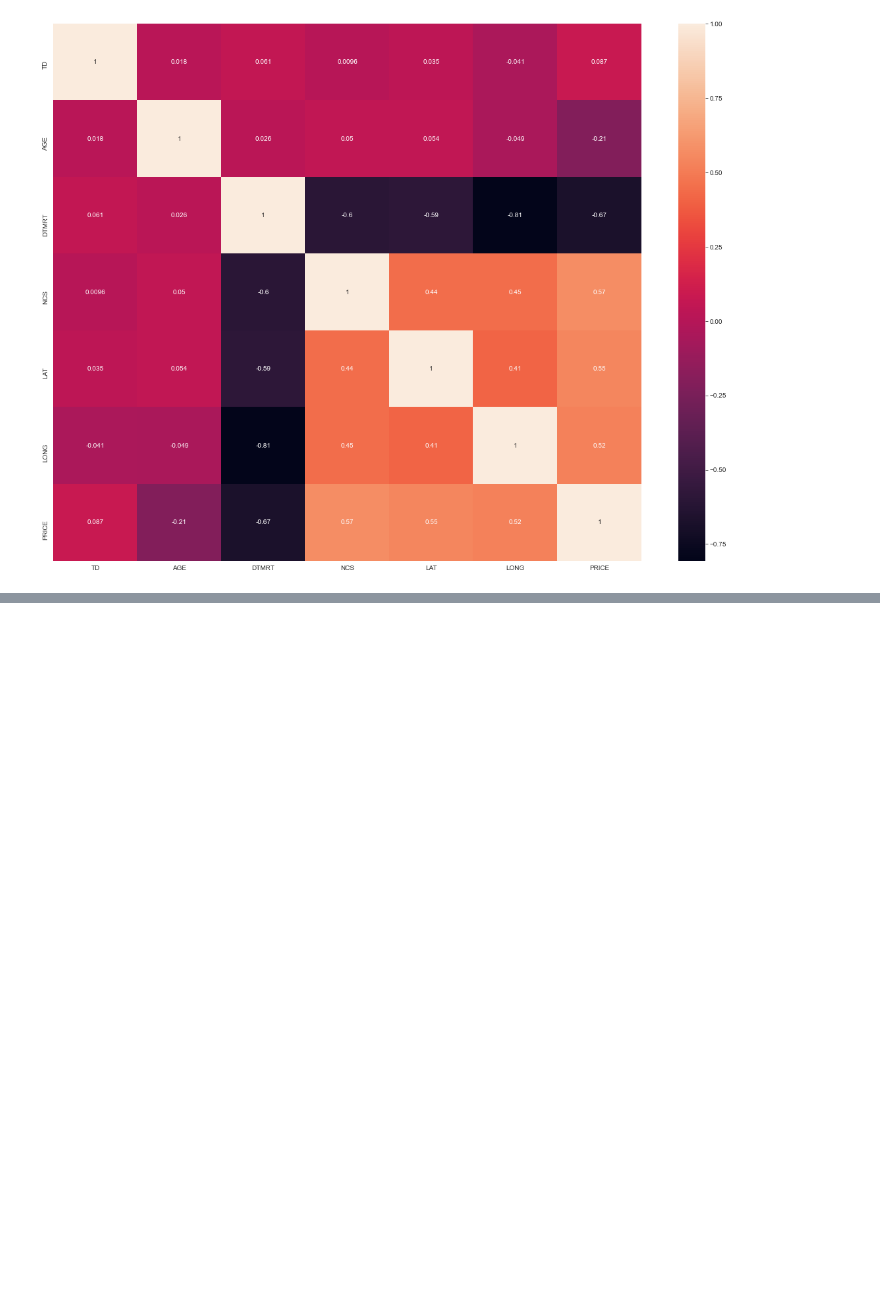
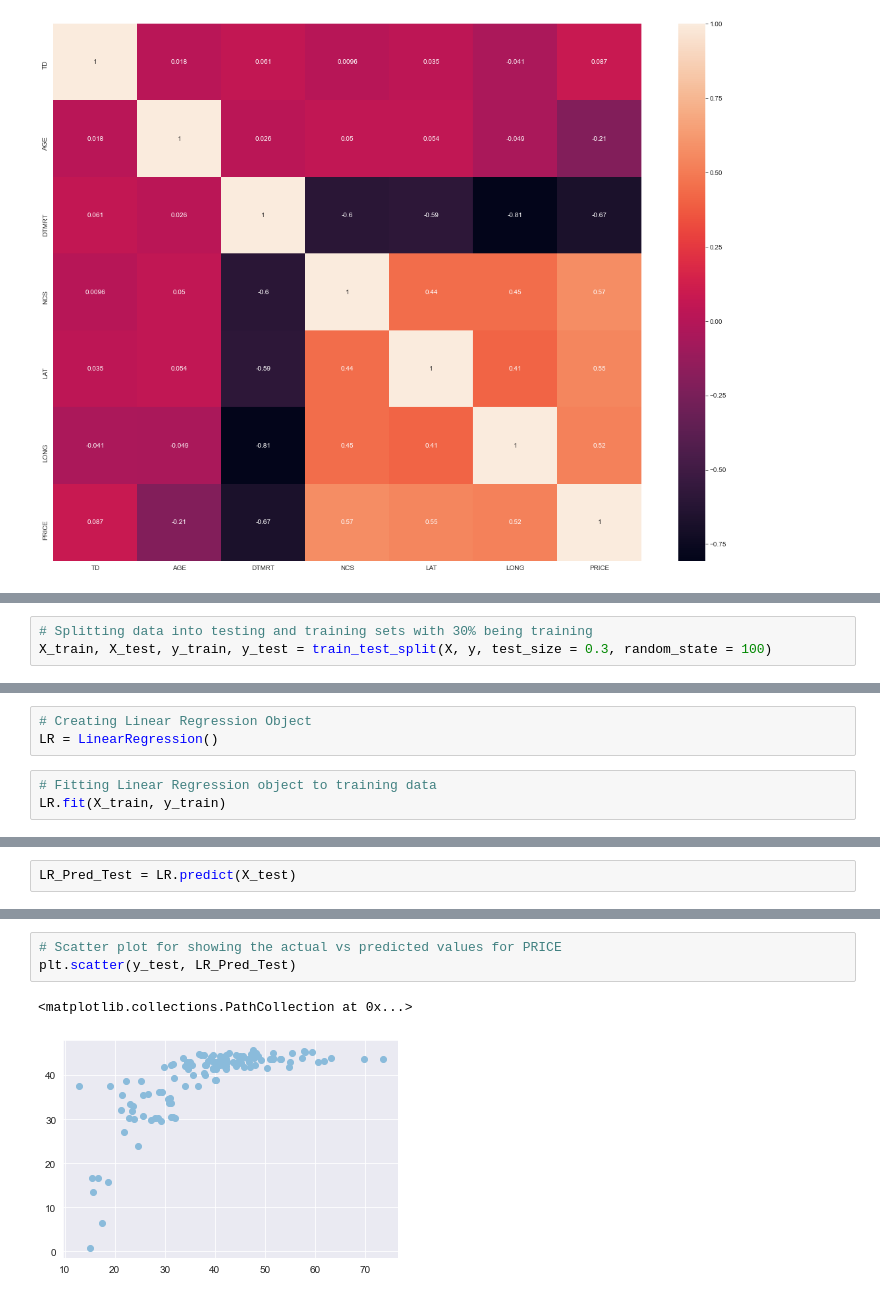
Before and after one commit to nicwenzel26/PythonPractice, a Jupyter notebook: Linear Regression Practice/Multiple Regression.ipynb, the cells around one changed output, grey strips where cells are left out. Saved outputs shown, nothing was run; the diff lists cells and outputs as text; blank space fills up the shorter version.

Commit message:
Evaluated and Performed Regression

```diff
--- a/Linear Regression Practice/Multiple Regression.ipynb
+++ b/Linear Regression Practice/Multiple Regression.ipynb
@@ -139,0 +151,3 @@ sns.heatmap(data=correlation_matrix, annot=True)
+# %%
+# Splitting data into testing and training sets with 30% being training
+X_train, X_test, y_train, y_test = train_test_split(X, y, test_size = 0.3, random_state = 100)
@@ -139,0 +179,6 @@ sns.heatmap(data=correlation_matrix, annot=True)
+# %%
+# Creating Linear Regression Object
+LR = LinearRegression()
+# %%
+# Fitting Linear Regression object to training data
+LR.fit(X_train, y_train)
@@ -139,0 +197,2 @@ sns.heatmap(data=correlation_matrix, annot=True)
+# %%
+LR_Pred_Test = LR.predict(X_test)
@@ -139,0 +229,6 @@ sns.heatmap(data=correlation_matrix, annot=True)
+# %%
+# Scatter plot for showing the actual vs predicted values for PRICE
+plt.scatter(y_test, LR_Pred_Test)
+# %% [output]
+<matplotlib.collections.PathCollection at 0x...>
+[figure, added]
```
Also changed, not shown: parts of 18 cells of this notebook.
